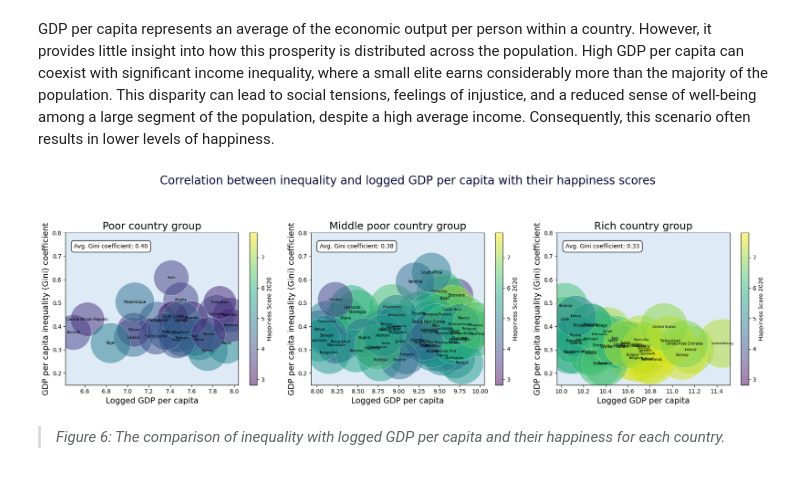
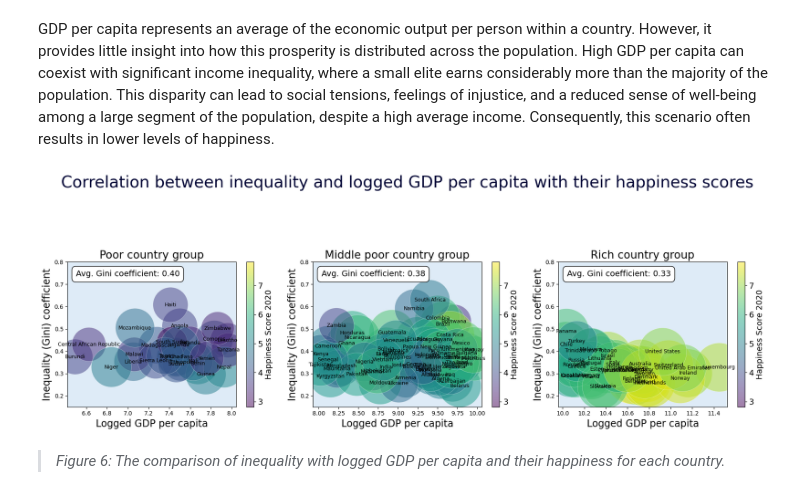
Before and after one commit to thijsslagter12/data-storyV2, a Jupyter notebook: docs/format.ipynb, the cells around one changed output. Cells and saved outputs as stored; diff of their text form; code cells hidden in the pictures.

Commit message:
labelsize plot updated

```diff
--- a/docs/format.ipynb
+++ b/docs/format.ipynb
@@ -356,45 +356,47 @@ def plot_group(ax, df, title):
 
     # Add labels with adjusted size and centered in the bubbles
     for i, (country, x, y) in enumerate(zip(df['Country'], df['Logged GDP per capita'], df['Inequality (Gini) coefficient'])):
-        ax.text(x, y, country, fontsize=6, ha='center', va='center')
+        ax.text(x, y, country, fontsize=9, ha='center', va='center')
 
     # Add average Gini coefficient annotation
     avg_gini = df['Inequality (Gini) coefficient'].mean()
     ax.annotate(f"Avg. Gini coefficient: {avg_gini:.2f}",
                 xy=(0.05, 0.9),
                 xycoords='axes fraction',
-                fontsize=10,
+                fontsize=14,
                 bbox=dict(facecolor='white', edgecolor='black', boxstyle='round,pad=0.5'))
 
     # Add colorbar
-    ax.figure.colorbar(scatter, ax=ax, label='Happiness Score 2020')
+    cbar = ax.figure.colorbar(scatter, ax=ax, label='Happiness Score 2020')
+    cbar.set_label('Happiness Score 2020', fontsize=14)  # Adjust font size of colorbar label
+    cbar.ax.tick_params(labelsize=14)  # Adjust font size of colorbar tick labels
 
     # Set y-axis limits for Gini coefficient
     ax.set_ylim(0.15, 0.8)
 
     # Add labels and title with adjusted font sizes
-    ax.set_title(title, fontsize=18)  # Adjusted font size for subplot titles
-    ax.set_xlabel('Logged GDP per capita', fontsize=14)  # Adjusted font size for x-axis label
-    ax.set_ylabel('GDP per capita inequality (Gini) coefficient', fontsize=14)  # Adjusted font size for y-axis label
+    ax.set_title(title, fontsize=19)  # Adjusted font size for subplot titles
+    ax.set_xlabel('Logged GDP per capita', fontsize=17)  # Adjusted font size for x-axis label
+    ax.set_ylabel('Inequality (Gini) coefficient', fontsize=17)  # Adjusted font size for y-axis label
 
 # Create a figure with three subplots in a row
 fig, axs = plt.subplots(1, 3, figsize=(18, 6))  # Set background color for subplots
 
 # Plot each group in its own subplot
 plot_group(axs[0], group_poor, title='Poor country group')
 plot_group(axs[1], group_middle, title='Middle poor country group')
 plot_group(axs[2], group_rich, title='Rich country group')
 
 for ax in axs:
     ax.set_facecolor((0.87, 0.92, 0.97)) # RGBA values for the specified background color
 
 # Adjust layout and show plot
-plt.suptitle('Correlation between inequality and logged GDP per capita with their happiness scores', fontsize=20, x=0.5, y=0.95, color='#000435')
+plt.suptitle('Correlation between inequality and logged GDP per capita with their happiness scores', fontsize=28, x=0.5, y=1.05, color='#000435')
 plt.tight_layout(rect=[0, 0, 1, 0.86])  # Adjust the layout to accommodate suptitle and subplots
 
 plt.show()
 # %% [output]
-[figure, old version]
+[figure, new version]
 # %% [markdown]
 > *Figure 6: The comparison of inequality with logged GDP per capita and their happiness for each country.*
 # %% [markdown]
```
